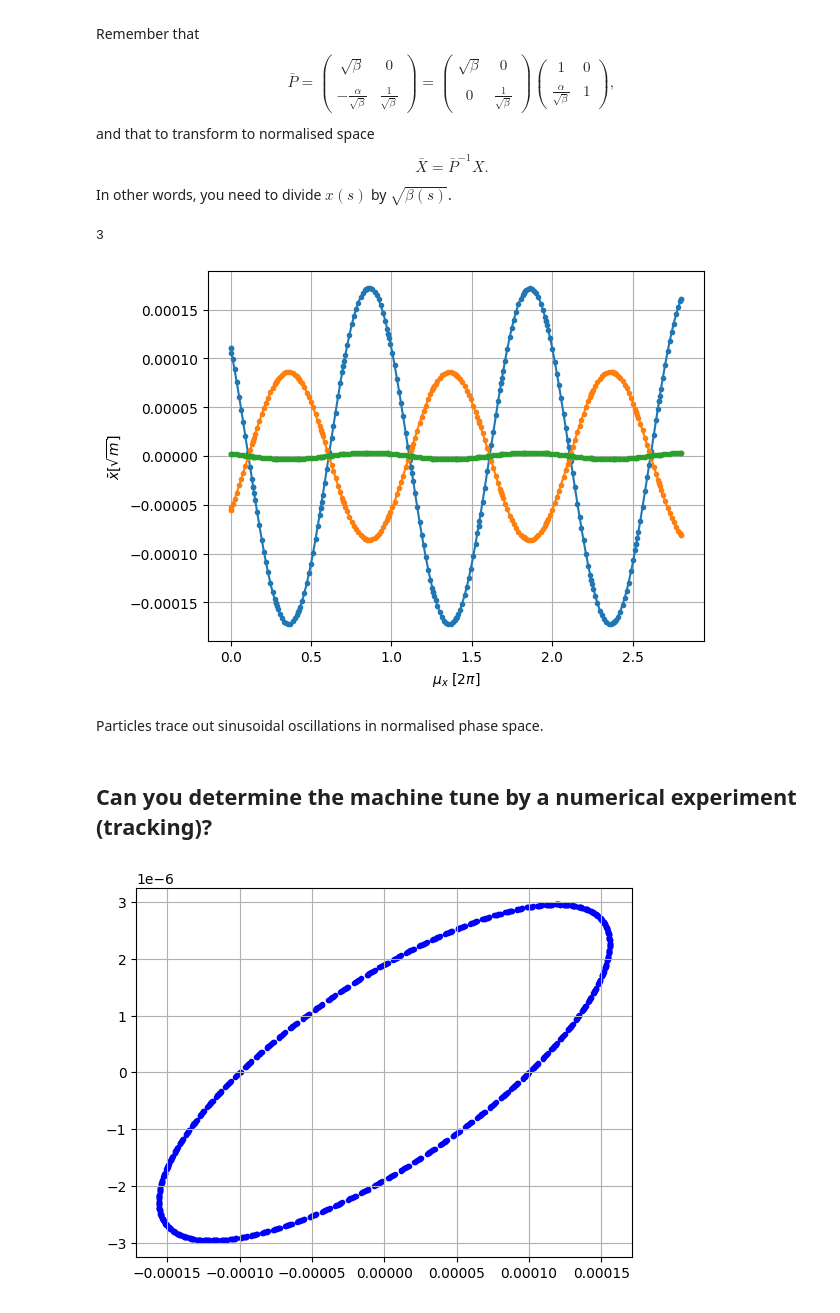
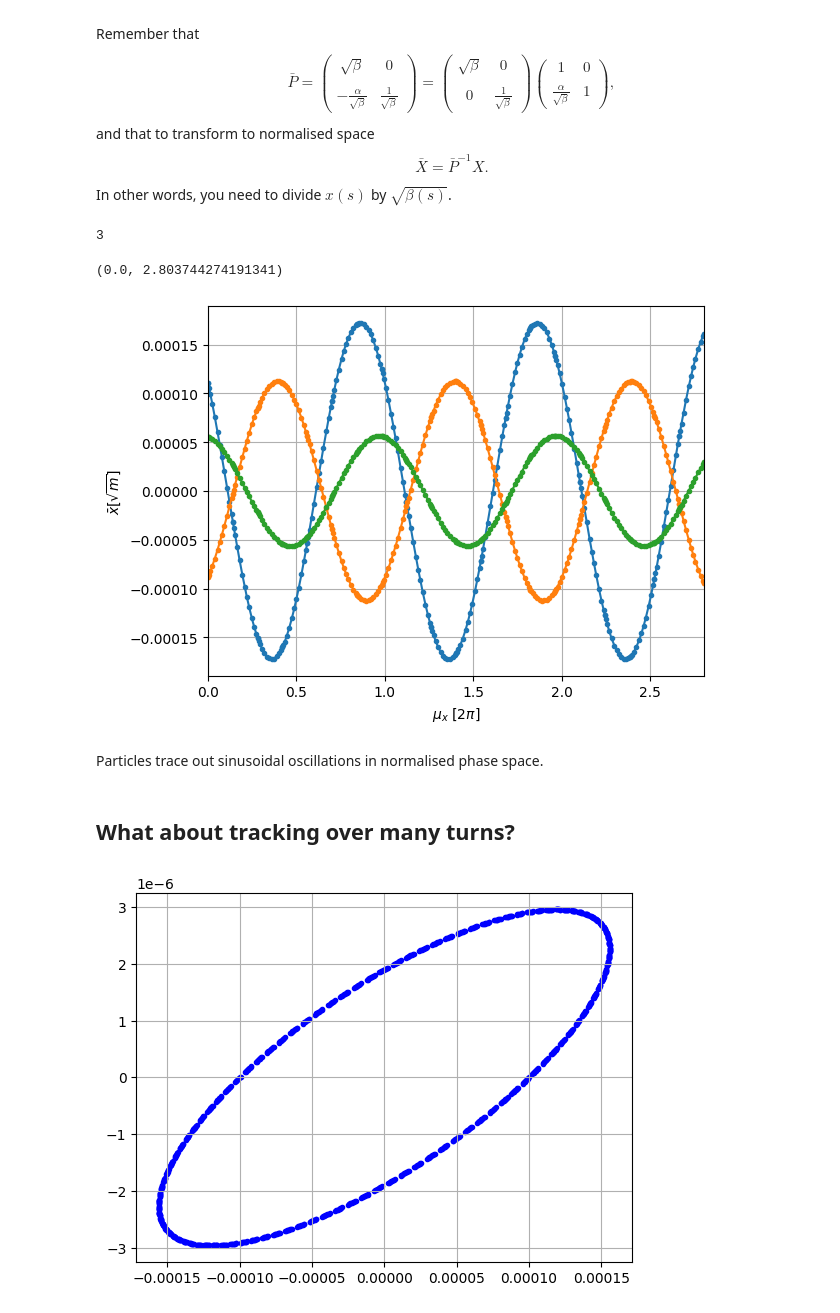
Before and after one commit to sterbini/AAP_CAS, a Jupyter notebook: exercises/solutions/Exercise2/Exercise2.ipynb, the cells around one changed output. Cells and saved outputs as stored; diff of their text form; code cells hidden in the pictures.

```diff
--- a/exercises/solutions/Exercise2/Exercise2.ipynb
+++ b/exercises/solutions/Exercise2/Exercise2.ipynb
@@ -74,16 +75,22 @@ env.particle_ref = xt.Particles(p0c=20e9, #eV
 env.new('mb', xt.Bend, length='lbend', k0='k0.mb', h='k0.mb')
 env.new('mq', xt.Quadrupole, length='lquad')
 
+
+env.new('mb.0', 'mb')
+env.new('mb.1', 'mb')
+env.new('mb.2', 'mb')
+env.new('mb.3', 'mb')
+
 env.new('mq.f', 'mq', k1='k1f')
 env.new('mq.d', 'mq', k1='k1d')
 
 cell = env.new_line(components=[
     env.place('mq.f', at=lquad*0.5),
-    env.place('mb', at='0.15 * lfodo + lquad * 0.5'),
-    env.place('mb', at='0.35 * lfodo  + lquad*0.5'),
+    env.place('mb.0', at='0.15 * lfodo + lquad * 0.5'),
+    env.place('mb.1', at='0.35 * lfodo  + lquad*0.5'),
     env.place('mq.d', at='0.50 * lfodo + lquad*0.5'),
-    env.place('mb', at='0.65 * lfodo + lquad*0.5'),
-    env.place('mb', at='0.85 * lfodo + lquad*0.5'),
+    env.place('mb.2', at='0.65 * lfodo + lquad*0.5'),
+    env.place('mb.3', at='0.85 * lfodo + lquad*0.5'),
     env.new('marker_end', xt.Marker, at='lfodo'),
 
 ])
@@ -450,23 +591,25 @@ In other words, you need to divide $x(s)$ by $\sqrt{\beta(s)}$.
 # %%
 xs = line.record_last_track.x.T
 n_parts = xs.shape[1]
 print(n_parts)
 betxs = np.repeat(myTwiss.betx[:, np.newaxis], n_parts, axis=1)
 normx = xs/np.sqrt(betxs)
 muxs = np.repeat(normx, xs.shape[1], axis = 1)
 
 plt.plot(myTwiss['mux'],normx,'.-')
 
 plt.grid()
 plt.xlabel(r'$\mu_x$ [2$\pi$]')
 plt.ylabel(r'$\bar{x}$[$\sqrt{m}$]');
+plt.xlim(0,myTwiss.mux[-1])
 # %% [output]
 3
+(0.0, 2.803744274191341)
-[figure, old version]
+[figure, new version]
 # %% [markdown]
 Particles trace out sinusoidal oscillations in normalised phase space.
 # %% [markdown]
-## Can you determine the machine tune by a numerical experiment (tracking)?
+## What about tracking over many turns?
 # %%
 particles = line.build_particles(
                         x=0.0001) #generate single particle
```
Also changed, not shown: parts of 60 cells of this notebook.
